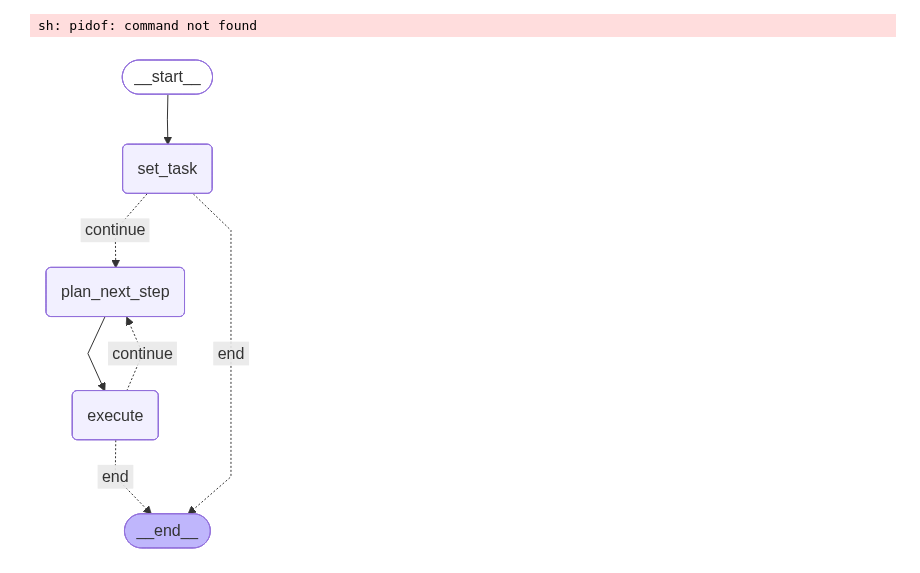
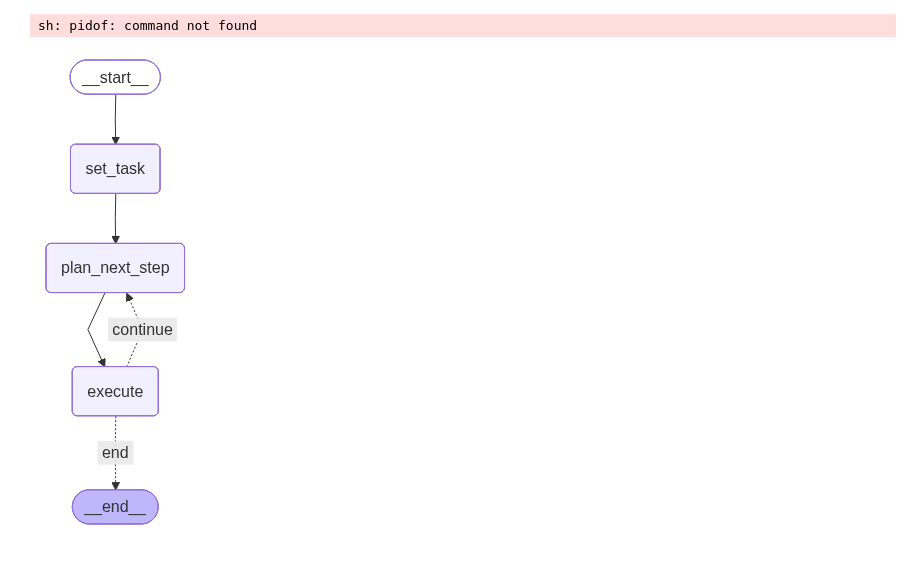
Before and after one commit to freelectron/free-generalist, a Jupyter notebook: notebooks/evaluate_generalist_v2.ipynb, the cells around one changed output. Saved outputs shown, nothing was run; the diff lists cells and outputs as text; code cells hidden in the pictures.

```diff
--- a/notebooks/evaluate_generalist_v2.ipynb
+++ b/notebooks/evaluate_generalist_v2.ipynb
@@ -130,42 +130,35 @@ def execute(state: ExecutionState) -> ExecutionState:
 
     # Update context with step results
     state["context"] += f"\nStep {state['step']}: {state['answers']}"
     state["step"] += 1
 
     return state
 
 
 workflow = StateGraph(state_schema=ExecutionState)
 
 workflow.add_node("set_task", set_task)
 workflow.add_node("plan_next_step", plan_next_step)
 workflow.add_node("execute", execute)
 
 workflow.add_edge(START, "set_task")
-workflow.add_conditional_edges(
-    "set_task",
-    evaluate_task_completion,
-    {
-        "continue": "plan_next_step",
-        "end": END,
-    }
-)
+workflow.add_edge("set_task", "plan_next_step")
 workflow.add_edge("plan_next_step", "execute")
 workflow.add_conditional_edges(
     "execute",
     evaluate_task_completion,
     {
         "continue": "plan_next_step",
         "end": END,
     }
 )
 
 generalist_graph = workflow.compile()
 
 from IPython.display import Image, display
 display(Image(generalist_graph.get_graph().draw_mermaid_png()))
 # %% [output]
-[figure, old version]
+[figure, new version]
 # %%
 from generalist.models.core import MLFlowLLMWrapper
 from generalist.tools import planning, web_search, text_processing, code
```
Also changed, not shown: parts of 1 cell of this notebook, 3 other files.
